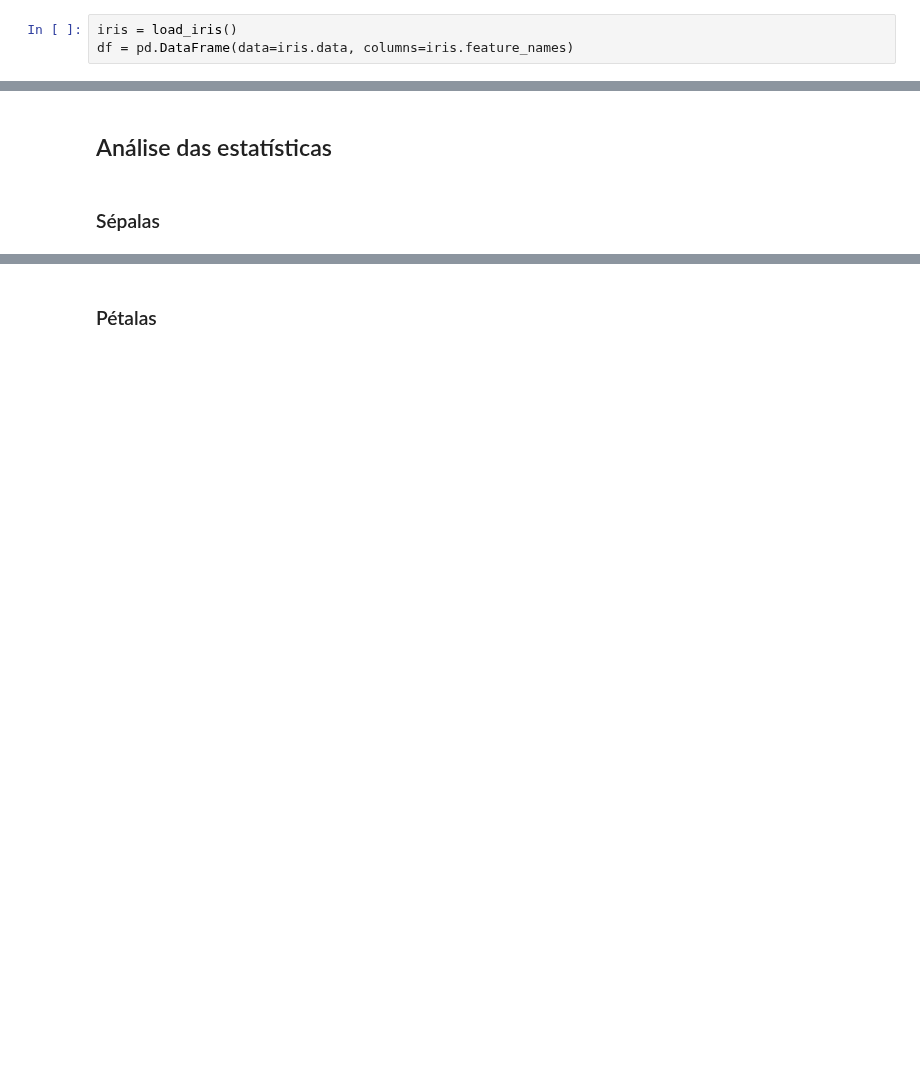
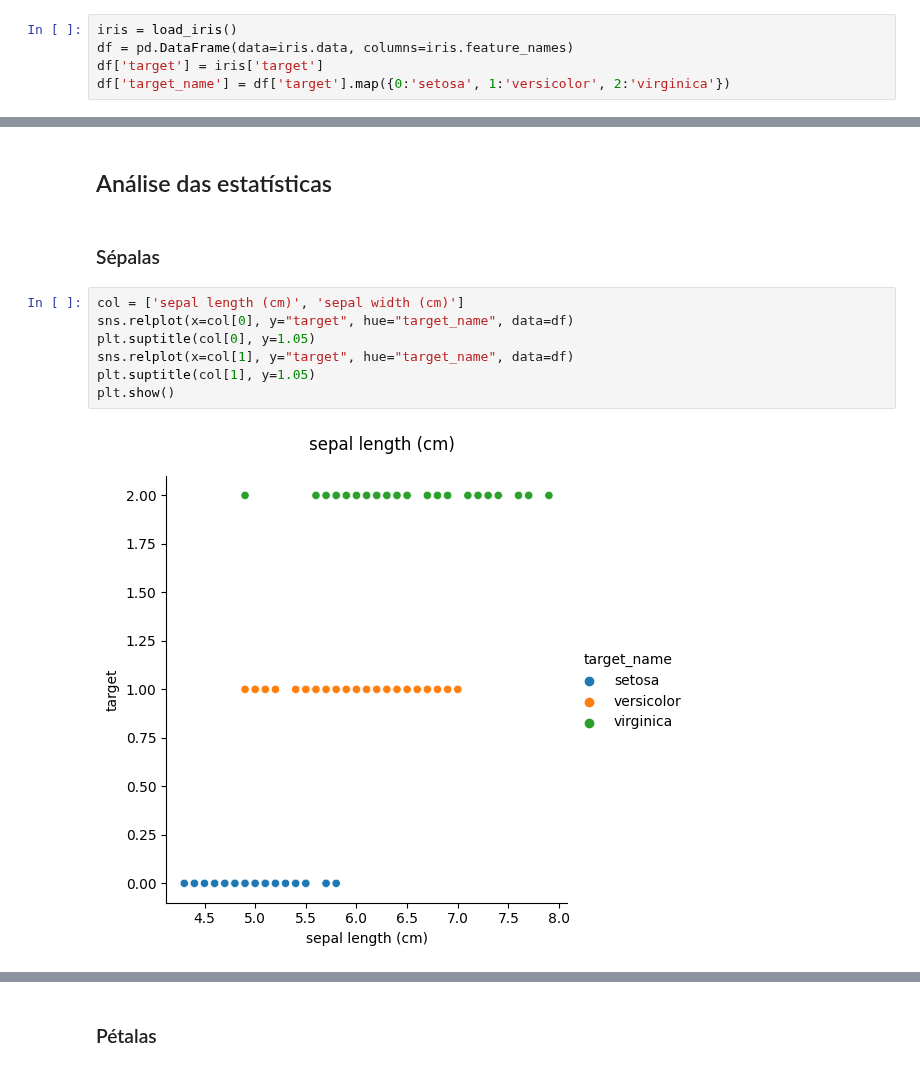
Before and after one commit to diogohal/TA4-Visao, a Jupyter notebook: ta4.ipynb, the cells around one changed output, grey strips where cells are left out. Cells and saved outputs as stored; diff of their text form; blank space fills up the shorter version.

```diff
--- a/ta4.ipynb
+++ b/ta4.ipynb
@@ -21,6 +24,8 @@ import pandas as pd
 # %%
 iris = load_iris()
 df = pd.DataFrame(data=iris.data, columns=iris.feature_names)
+df['target'] = iris['target']
+df['target_name'] = df['target'].map({0:'setosa', 1:'versicolor', 2:'virginica'})
 # %% [markdown]
 ## Estatística dos dados
 # %% [markdown]
@@ -87,3 +70,12 @@ dtype: float64
 ## Análise das estatísticas
 # %% [markdown]
 ### Sépalas
+# %%
+col = ['sepal length (cm)', 'sepal width (cm)']
+sns.relplot(x=col[0], y="target", hue="target_name", data=df)
+plt.suptitle(col[0], y=1.05)
+sns.relplot(x=col[1], y="target", hue="target_name", data=df)
+plt.suptitle(col[1], y=1.05)
+plt.show()
+# %% [output]
+[figure, added]
```
Also changed, not shown: parts of 11 cells of this notebook, 1 other file.
